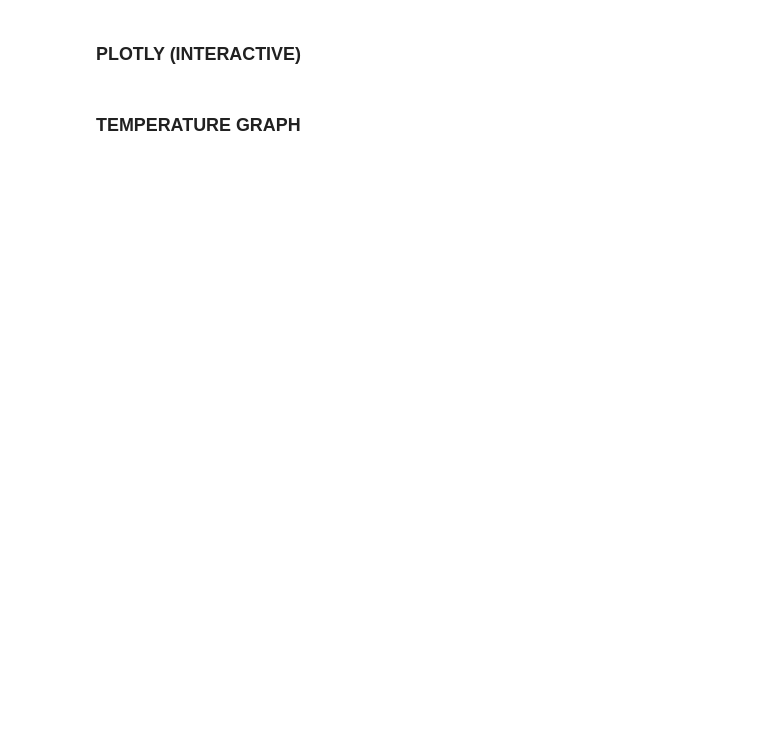
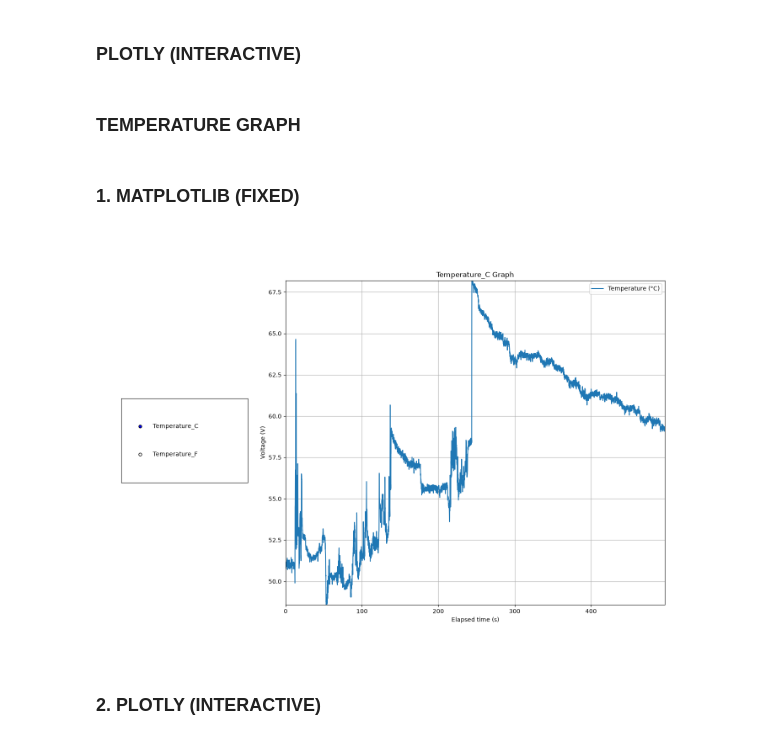
Before and after one commit to donguyenphu/Baja_SAE_Data_Analysis, a Jupyter notebook: IR_Sensor.ipynb, the cells around one changed output. Saved outputs shown, nothing was run; the diff lists cells and outputs as text; code cells hidden in the pictures; blank space fills up the shorter version.

Commit message:
update current status on IR_Sensor data analysis (the final render is still slow to render the output + graph)

```diff
--- a/IR_Sensor.ipynb
+++ b/IR_Sensor.ipynb
@@ -103,3 +106,48 @@ figure_1 = px.line(
 figure_1.show()
 # %% [markdown]
 ### TEMPERATURE GRAPH
+# %% [markdown]
+### 1. MATPLOTLIB (FIXED)
+# %%
+%matplotlib widget
+
+slicing_temperature_C = slicing_df['temp_C']
+slicing_temperature_F = slicing_df['temp_F']
+slicing_time = slicing_df['elapsed_s']
+
+fig, ax = plt.subplots(figsize = (15,10))
+plt.subplots_adjust(left = 0.30)
+
+radio_ax = fig.add_axes([0.04, 0.40, 0.2, 0.2])
+radio = RadioButtons(radio_ax, ("Temperature_C", "Temperature_F"))
+
+def show_graph(label):
+    ax.clear()
+
+    ax.set_title(f"{label} Graph")
+    ax.set_xlabel("Elapsed time (s)")
+    ax.set_ylabel("Voltage (V)")
+    ax.set_xlim(slicing_time.min(), slicing_time.max())
+
+    if label == "Temperature_C":
+        ax.plot(slicing_time, slicing_temperature_C, label = "Temperature (°C)")
+        ax.set_ylim(slicing_temperature_C.min(), slicing_temperature_C.max())
+
+
+    elif label == "Temperature_F":
+        ax.plot(slicing_time, slicing_temperature_F, label = "Temperature (°F)")
+        ax.set_ylim(slicing_temperature_F.min(), slicing_temperature_F.max())
+
+    ax.grid(True)
+    ax.legend()
+    fig.canvas.draw_idle()
+
+radio.on_clicked(show_graph)
+
+show_graph("Temperature_C")
+
+plt.show()
+# %% [output]
+[figure, added]
+# %% [markdown]
+### 2. PLOTLY (INTERACTIVE)
```
Also changed, not shown: parts of 4 cells of this notebook.
